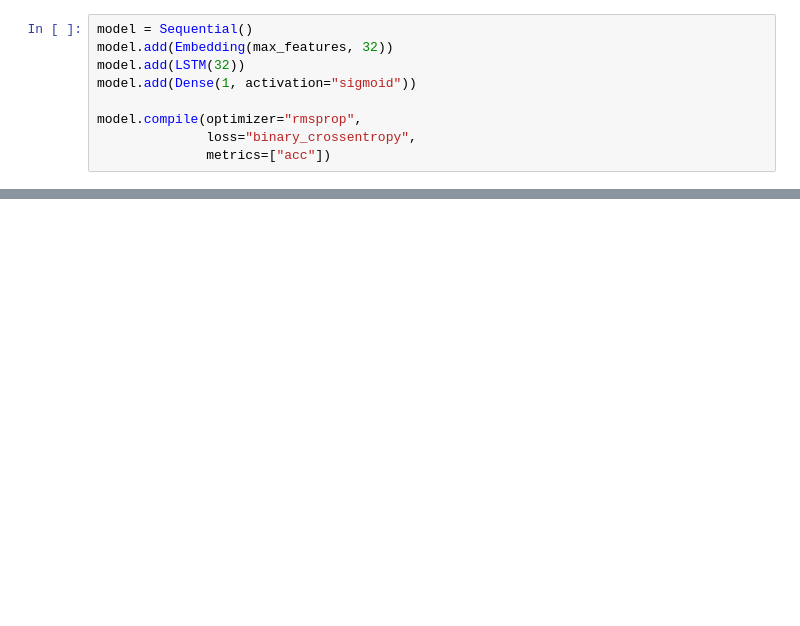
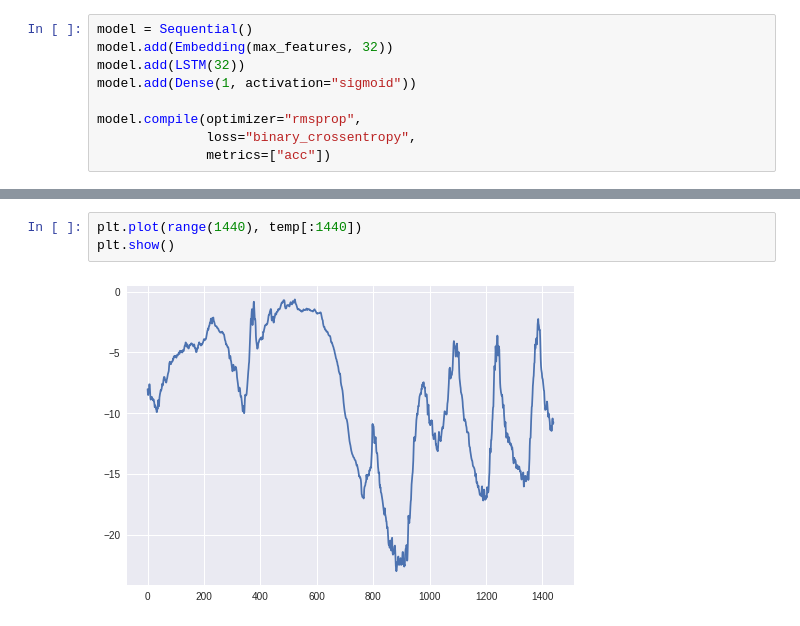
Before and after one commit to PECO-chan/Keras-book-practice, a Jupyter notebook: copy_chap6.ipynb, the cells around one changed output, grey strips where cells are left out. Cells and saved outputs as stored; diff of their text form; blank space fills up the shorter version.

```diff
--- a/copy_chap6.ipynb
+++ b/copy_chap6.ipynb
@@ -508,0 +608,5 @@ history = model.fit(input_train, y_train, epochs=10, batch_size=128, validation_
+# %%
+plt.plot(range(1440), temp[:1440])
+plt.show()
+# %% [output]
+[figure, added]
```
Also changed, not shown: parts of 18 cells of this notebook.
